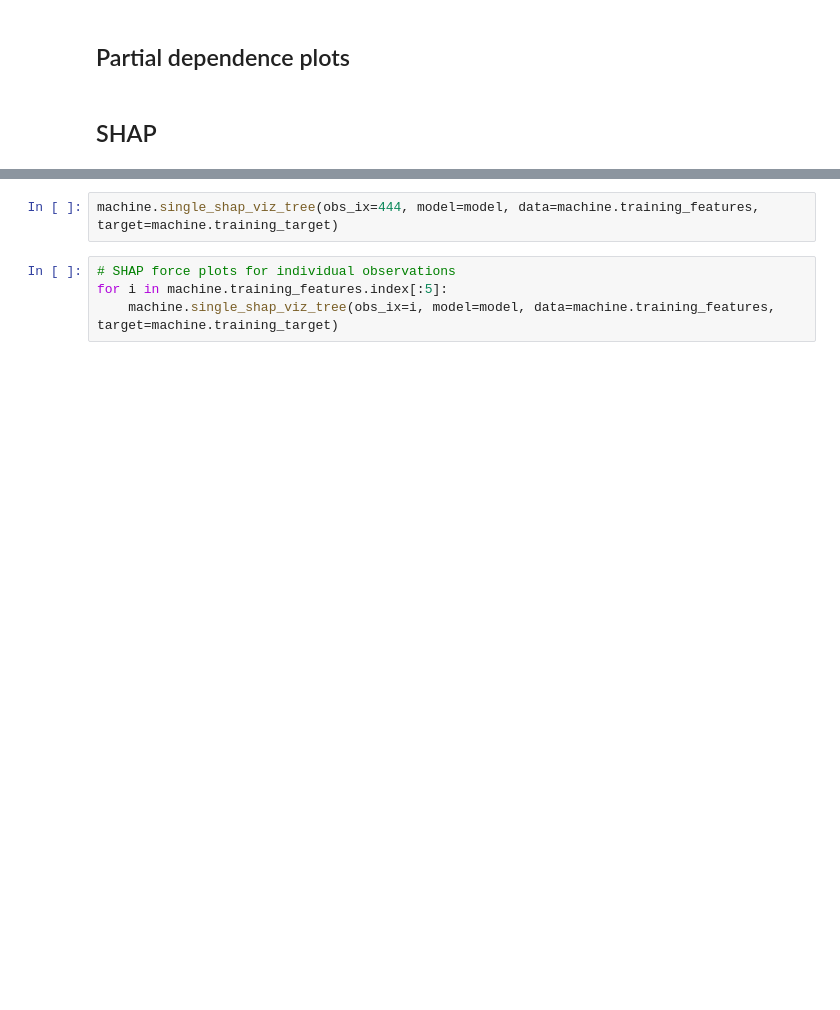
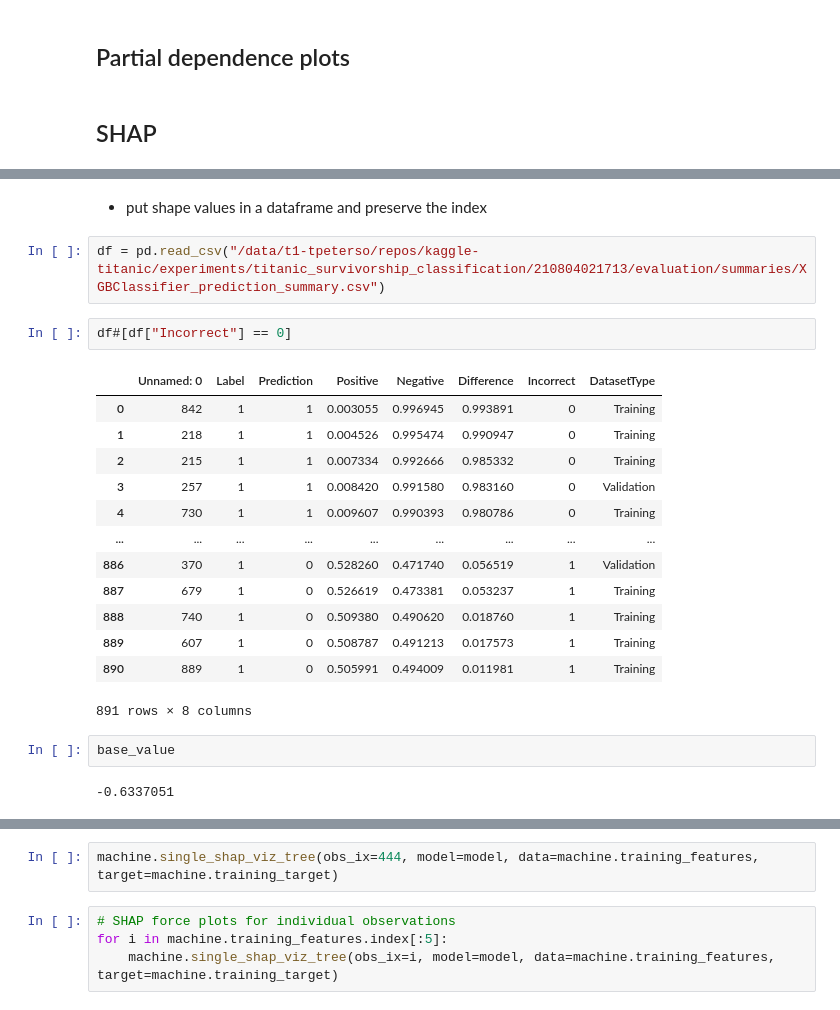
Before and after one commit to petersontylerd/kaggle-titanic, a Jupyter notebook: kernel.ipynb, the cells around one changed output, grey strips where cells are left out. Drawn from its saved outputs; the diff is of its cells as text; blank space fills up the shorter version.

```diff
--- a/kernel.ipynb
+++ b/kernel.ipynb
@@ -1340,0 +1231,24 @@ model.fit(machine.training_features.values, machine.training_target.values)
+# %% [markdown]
+- put shape values in a dataframe and preserve the index
+# %%
+df = pd.read_csv("/data/t1-tpeterso/repos/kaggle-titanic/experiments/titanic_survivorship_classification/210804021713/evaluation/summaries/XGBClassifier_prediction_summary.csv")
+# %%
+df#[df["Incorrect"] == 0]
+# %% [output]
+|  | Unnamed: 0 | Label | Prediction | Positive | Negative | Difference | Incorrect | DatasetType |
+| 0 | 842 | 1 | 1 | 0.003055 | 0.996945 | 0.993891 | 0 | Training |
+| 1 | 218 | 1 | 1 | 0.004526 | 0.995474 | 0.990947 | 0 | Training |
+| 2 | 215 | 1 | 1 | 0.007334 | 0.992666 | 0.985332 | 0 | Training |
+| 3 | 257 | 1 | 1 | 0.008420 | 0.991580 | 0.983160 | 0 | Validation |
+| 4 | 730 | 1 | 1 | 0.009607 | 0.990393 | 0.980786 | 0 | Training |
+| ... | ... | ... | ... | ... | ... | ... | ... | ... |
+| 886 | 370 | 1 | 0 | 0.528260 | 0.471740 | 0.056519 | 1 | Validation |
+| 887 | 679 | 1 | 0 | 0.526619 | 0.473381 | 0.053237 | 1 | Training |
+| 888 | 740 | 1 | 0 | 0.509380 | 0.490620 | 0.018760 | 1 | Training |
+| 889 | 607 | 1 | 0 | 0.508787 | 0.491213 | 0.017573 | 1 | Training |
+| 890 | 889 | 1 | 0 | 0.505991 | 0.494009 | 0.011981 | 1 | Training |
+891 rows × 8 columns
+# %%
+base_value
+# %% [output]
+-0.6337051
```
Also changed, not shown: parts of 58 cells of this notebook.
